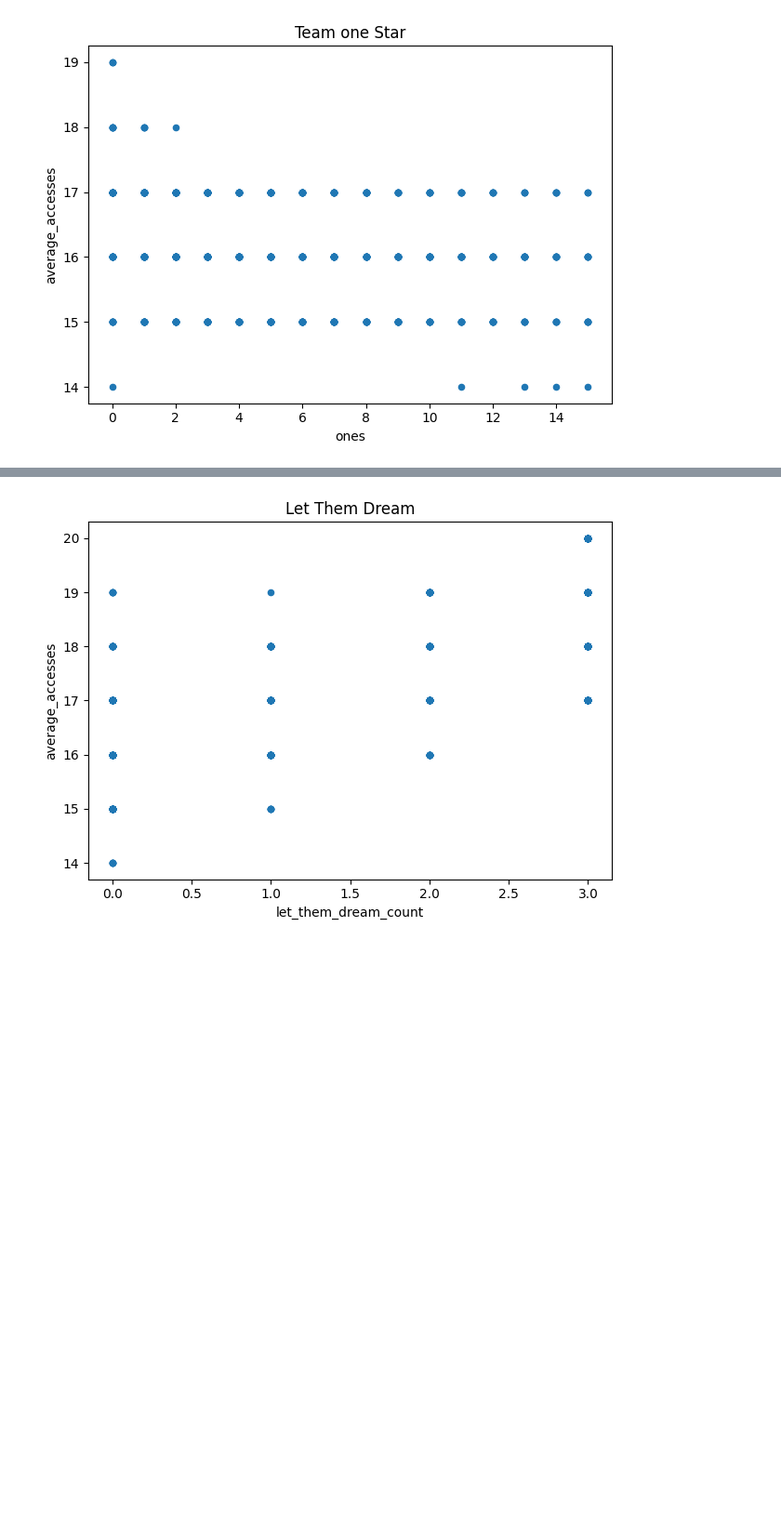
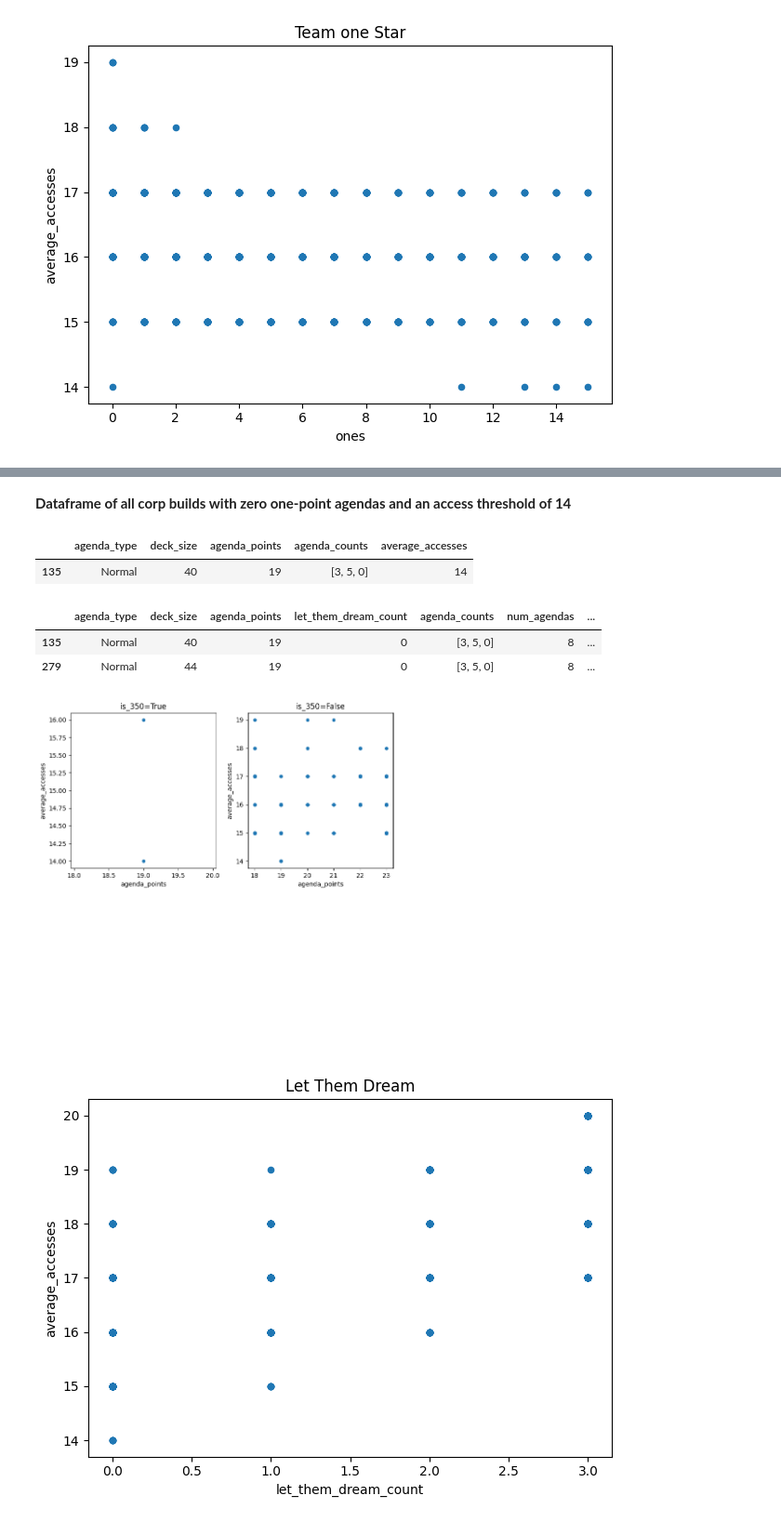
Before and after one commit to Johndsalas/Netrunner-Analysis, a Jupyter notebook: Netrunner_Agenda_Points_Analysis.ipynb, the cells around one changed output, grey strips where cells are left out. Shown at 93% size. Cells and saved outputs as stored; diff of their text form; code cells hidden in the pictures; blank space fills up the shorter version.

```diff
--- a/Netrunner_Agenda_Points_Analysis.ipynb
+++ b/Netrunner_Agenda_Points_Analysis.ipynb
@@ -351,3 +330,37 @@ plt.show()
+# %% [markdown]
+**Dataframe of all corp builds with zero one-point agendas and an access threshold of 14**
+# %%
+# get dataframe of all corp builds with zero one-point agendas and an access threshold of 14
+
+df_ones = df_normal[(df_normal.average_accesses == 14) & (df_normal.ones == 0)]
+
+df_ones[['agenda_type', 'deck_size', 'agenda_points', 'agenda_counts', 'average_accesses']]
+# %% [output]
+|  | agenda_type | deck_size | agenda_points | agenda_counts | average_accesses |
+| 135 | Normal | 40 | 19 | [3, 5, 0] | 14 |
+# %%
+df_normal['is'] = df.agenda_counts == '[3, 5, 0]'
+# %%
+df_normal[df.agenda_counts == '[3, 5, 0]']
+# %% [output]
+|  | agenda_type | deck_size | agenda_points | let_them_dream_count | agenda_counts | num_agendas | ... |
+| 135 | Normal | 40 | 19 | 0 | [3, 5, 0] | 8 | ... |
+| 279 | Normal | 44 | 19 | 0 | [3, 5, 0] | 8 | ... |
+# %%
+def plot_grid_by_list(df, values, filter_col, x_col, y_col,
+                      ncols=4, nrows=2, figsize=(16,8), marker='o', s=20):
+    """
+    df: pandas DataFrame
+    values: list of values to iterate through (one value per subplot)
+    filter_col: column name to filter df by equality to each value
+    x_col, y_col: columns to plot
+    ncols, nrows: grid shape (default 4x2)
+    """
+# %%
+plot_grid_by_list(df_normal, [True, False], 'is_350', 'agenda_points', 'average_accesses',
+                      ncols=4, nrows=2, figsize=(16,8), marker='o', s=20)
+# %% [output]
+[figure, added]
 # %%
 df.plot.scatter(x='let_them_dream_count', y='average_accesses', title='Let Them Dream')
 
```
Also changed, not shown: parts of 22 cells of this notebook.
